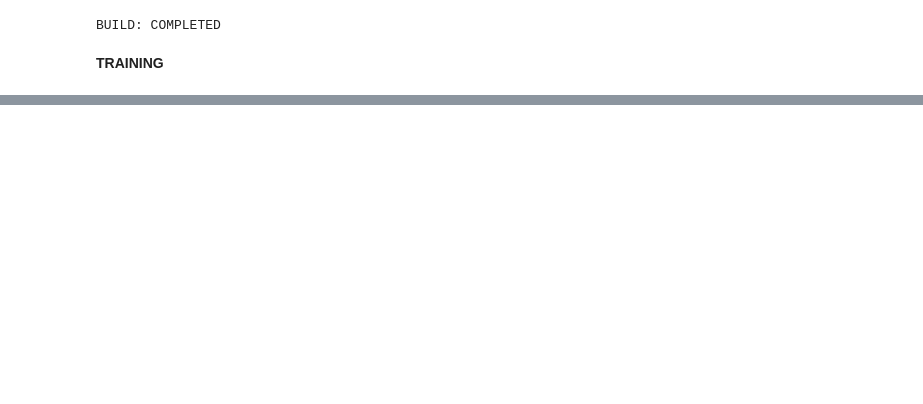
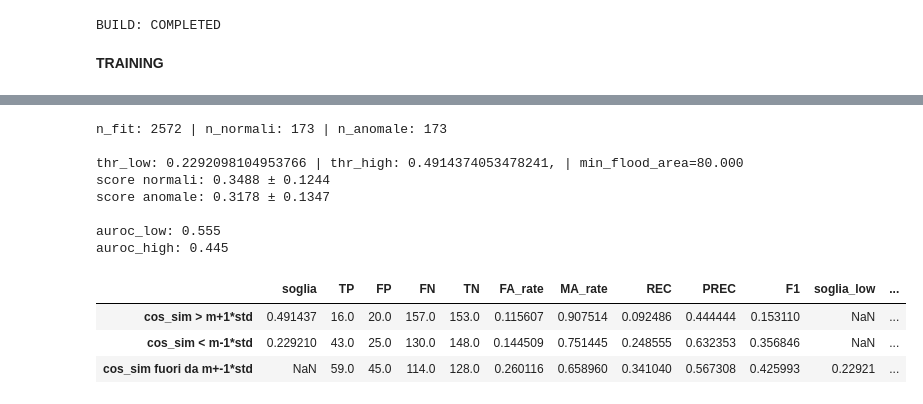
Before and after one commit to mattiaBarbo2002/TESI, a Jupyter notebook: notebooks/ad_cosine.ipynb, the cells around one changed output, grey strips where cells are left out. Saved outputs shown, nothing was run; the diff lists cells and outputs as text; code cells hidden in the pictures; blank space fills up the shorter version.

```diff
--- a/notebooks/ad_cosine.ipynb
+++ b/notebooks/ad_cosine.ipynb
@@ -124,5 +122,37 @@ Run train_encoders avviato: fa797a0c1b3f4d05b9e05569385a5e6d
 # %%
-zip_path = project.get_artifact(f"anomaly_results_{job_name}").download("/tmp/anomaly_results.zip", overwrite=True)
+RESULTS_DIR = "/tmp/anomaly_results_cos"
+
+zip_path = project.get_artifact(f"anomaly_results_cos_{job_name}").download("/tmp/anomaly_results_cos.zip", overwrite=True)
 with zipfile.ZipFile(zip_path) as z:
-    z.extractall("/tmp/anomaly_results")
+    z.extractall(RESULTS_DIR)
+with open(f"{RESULTS_DIR}/anomaly_results.json") as f:
+    results = json.load(f)
+
+df = pd.read_csv(f"{RESULTS_DIR}/scores.csv")
+score_normal = df[df.label == 0]['score']
+score_anom = df[df.label == 1]['score']
+
+
+print(f"n_fit: {results['n_fit']} | n_normali: {results['n_normali']} | n_anomale: {results['n_anomale']}", "\n")
+print(f"thr_low: {results['thr']['thr_low']} | thr_high: {results['thr']['thr_high']}, | min_flood_area={results['min_flood_area']:.3f}")
+print(f"score normali: {score_normal.mean():.4f} ± {score_normal.std():.4f}")
+print(f"score anomale: {score_anom.mean():.4f} ± {score_anom.std():.4f}", "\n")
+print(f"auroc_low: {results['auroc_cos_sim_low_anom']:.3f}")
+print(f"auroc_high: {results['auroc_cos_sim_high_anom']:.3f}")
+
+df_rules = pd.DataFrame(results['rules']).T
+df_rules
+# %% [output]
+n_fit: 2572 | n_normali: 173 | n_anomale: 173
+
+thr_low: 0.2292098104953766 | thr_high: 0.4914374053478241, | min_flood_area=80.000
+score normali: 0.3488 ± 0.1244
+score anomale: 0.3178 ± 0.1347
+
+auroc_low: 0.555
+auroc_high: 0.445
+|  | soglia | TP | FP | FN | TN | FA_rate | MA_rate | REC | PREC | F1 | soglia_low | ... |
+| cos_sim > m+1*std | 0.491437 | 16.0 | 20.0 | 157.0 | 153.0 | 0.115607 | 0.907514 | 0.092486 | 0.444444 | 0.153110 | NaN | ... |
+| cos_sim < m-1*std | 0.229210 | 43.0 | 25.0 | 130.0 | 148.0 | 0.144509 | 0.751445 | 0.248555 | 0.632353 | 0.356846 | NaN | ... |
+| cos_sim fuori da m+-1*std | NaN | 59.0 | 45.0 | 114.0 | 128.0 | 0.260116 | 0.658960 | 0.341040 | 0.567308 | 0.425993 | 0.22921 | ... |
 # %%
```
Also changed, not shown: parts of 6 cells of this notebook, 11 other files.
